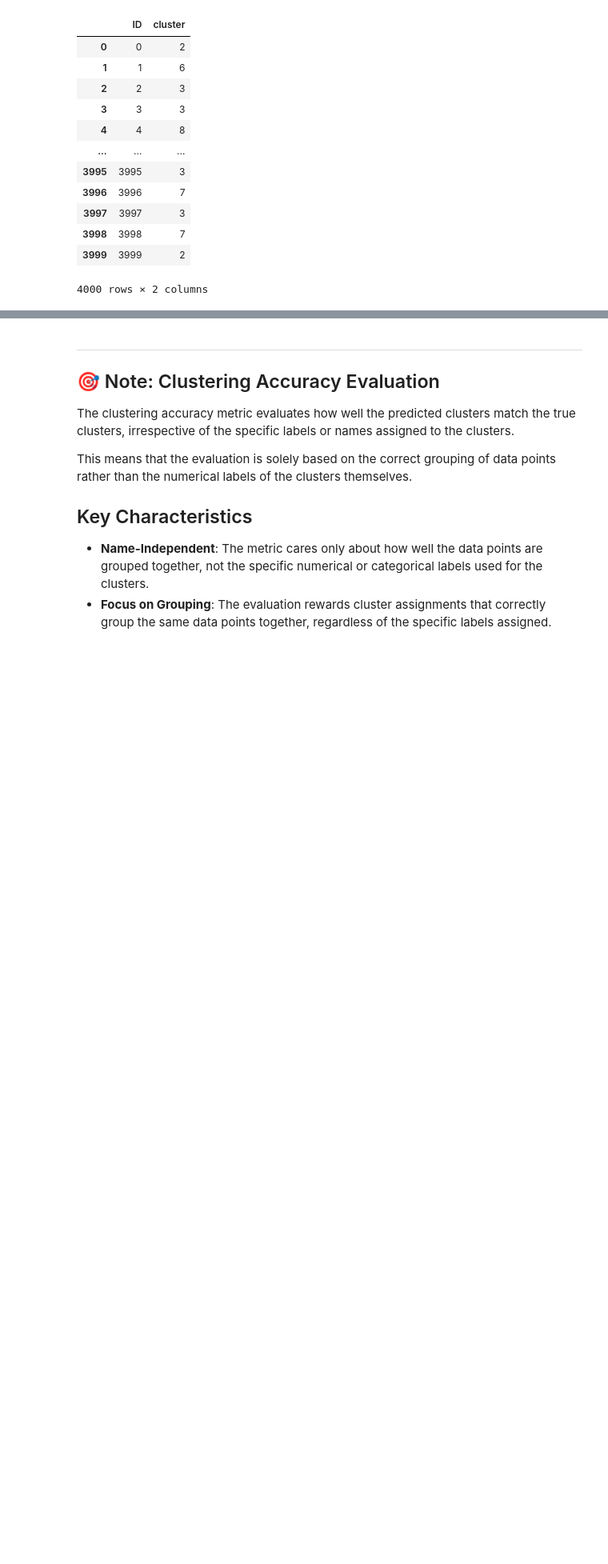
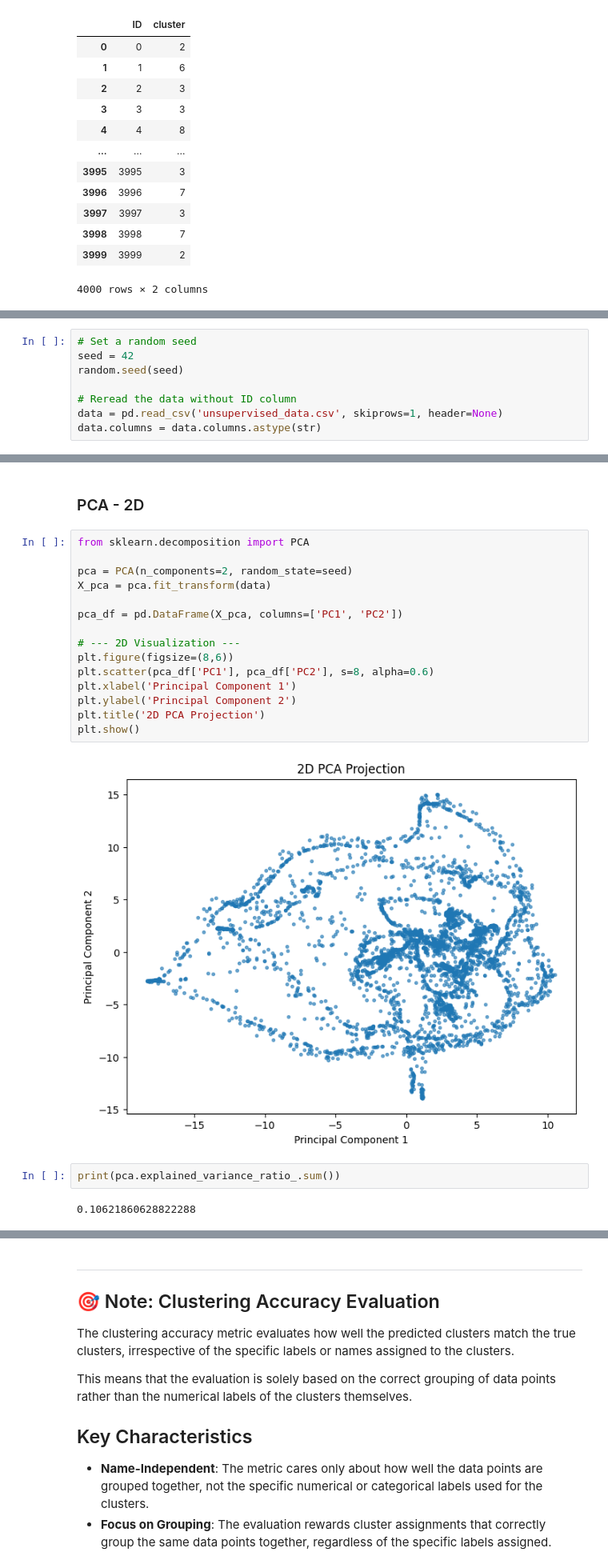
Before and after one commit to jhub04/TDT4172, a Jupyter notebook: Assignment2/Chapter_2.ipynb, the cells around one changed output, grey strips where cells are left out. Shown at 80% size. Drawn from its saved outputs; the diff is of its cells as text; blank space fills up the shorter version.

```diff
--- a/Assignment2/Chapter_2.ipynb
+++ b/Assignment2/Chapter_2.ipynb
@@ -326,0 +331,8 @@ sample_submission
+# %%
+# Set a random seed
+seed = 42
+random.seed(seed)
+
+# Reread the data without ID column
+data = pd.read_csv('unsupervised_data.csv', skiprows=1, header=None)
+data.columns = data.columns.astype(str)
@@ -326,0 +342,23 @@ sample_submission
+# %% [markdown]
+### PCA - 2D
+# %%
+from sklearn.decomposition import PCA
+
+pca = PCA(n_components=2, random_state=seed)
+X_pca = pca.fit_transform(data)
+
+pca_df = pd.DataFrame(X_pca, columns=['PC1', 'PC2'])
+
+# --- 2D Visualization ---
+plt.figure(figsize=(8,6))
+plt.scatter(pca_df['PC1'], pca_df['PC2'], s=8, alpha=0.6)
+plt.xlabel('Principal Component 1')
+plt.ylabel('Principal Component 2')
+plt.title('2D PCA Projection')
+plt.show()
+# %% [output]
+[figure, added]
+# %%
+print(pca.explained_variance_ratio_.sum())
+# %% [output]
+0.10621860628822288
```
Also changed, not shown: parts of 23 cells of this notebook.
